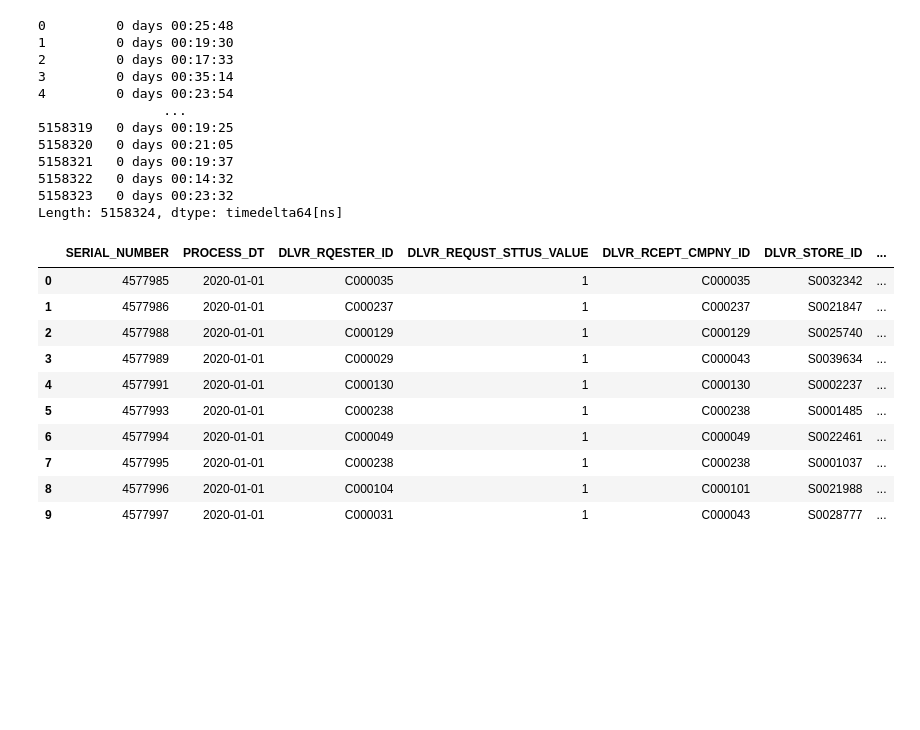
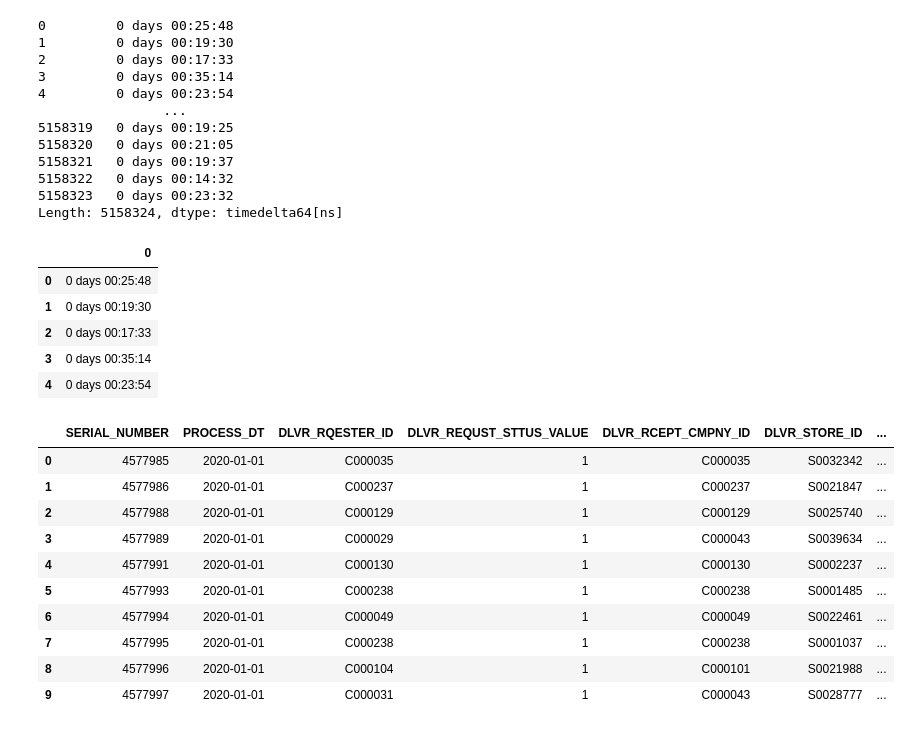
Before and after one commit to Pyeonseohee/Deeplearning, a Jupyter notebook: DataScience_Post_Covid19_2.ipynb, the cells around one changed output. Saved outputs shown, nothing was run; the diff lists cells and outputs as text; code cells hidden in the pictures; blank space fills up the shorter version.

```diff
--- a/DataScience_Post_Covid19_2.ipynb
+++ b/DataScience_Post_Covid19_2.ipynb
@@ -99,6 +99,16 @@ time
 5158322   0 days 00:14:32
 5158323   0 days 00:23:32
 Length: 5158324, dtype: timedelta64[ns]
+# %%
+time_data = DataFrame(time)
+time_data.head()
+# %% [output]
+|  | 0 |
+| 0 | 0 days 00:25:48 |
+| 1 | 0 days 00:19:30 |
+| 2 | 0 days 00:17:33 |
+| 3 | 0 days 00:35:14 |
+| 4 | 0 days 00:23:54 |
 # %%
 df = pd.merge(delivery, time_data, left_index = True, right_index = True)
 df.head(10)
```
Also changed, not shown: parts of 2 cells of this notebook.
